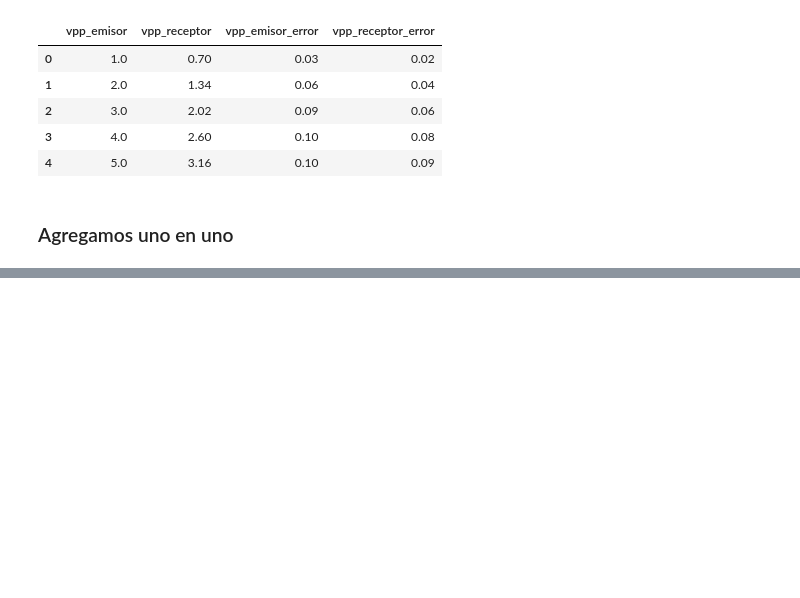
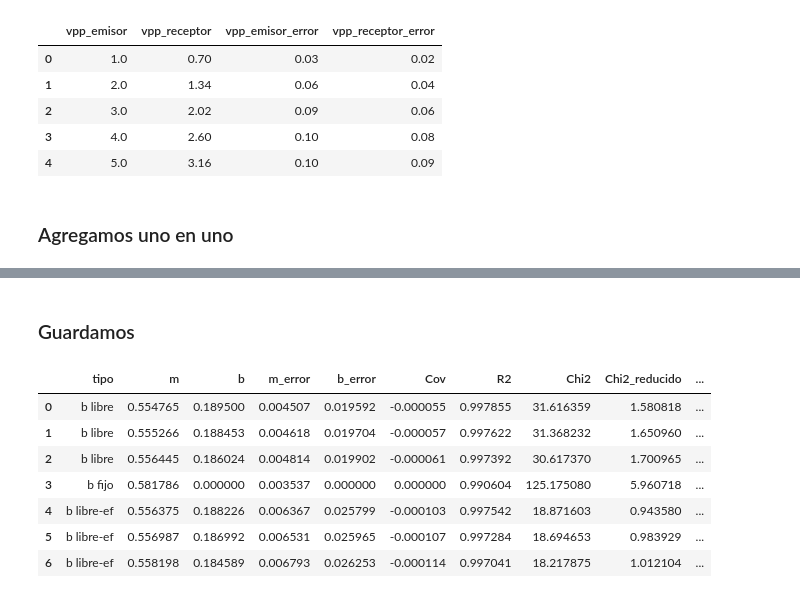
Before and after one commit to PyKev24/Jacky, a Jupyter notebook: Laboratorio2/estadistica/ajuste_lineal.ipynb, the cells around one changed output, grey strips where cells are left out. Cells and saved outputs as stored; diff of their text form; code cells hidden in the pictures; blank space fills up the shorter version.

```diff
--- a/Laboratorio2/estadistica/ajuste_lineal.ipynb
+++ b/Laboratorio2/estadistica/ajuste_lineal.ipynb
@@ -289,3 +310,37 @@ resultados
+# %%
+m, b = popt
+m_error, b_error = np.sqrt(pcov[0][0]), np.sqrt(pcov[1][1])
+cov = pcov[0][1]  # Covarianza entre m y b
+# %%
+metrics = metricas_ajuste(datos["vpp_emisor"][:-2], datos["vpp_receptor"][:-2], incerteza_efectiva, popt, funcion_lineal)
+# %%
+resultados.loc[len(resultados)] = {
+        "tipo": "b libre-ef",
+        "m": m,
+        "b": b,
+        "m_error": m_error,
+        "b_error": b_error,
+        "Cov": cov,
+        "R2": metrics["R2"],
+        "Chi2": metrics["Chi2"],
+        "Chi2_reducido": metrics["Chi2_reducido"],
+        "grados_libertad": metrics["Grados_Libertad"]
+    }
+# %% [markdown]
+### Guardamos
+# %%
+resultados = resultados.iloc[:-1]
+# %%
+resultados
+# %% [output]
+|  | tipo | m | b | m_error | b_error | Cov | R2 | Chi2 | Chi2_reducido | ... |
+| 0 | b libre | 0.554765 | 0.189500 | 0.004507 | 0.019592 | -0.000055 | 0.997855 | 31.616359 | 1.580818 | ... |
+| 1 | b libre | 0.555266 | 0.188453 | 0.004618 | 0.019704 | -0.000057 | 0.997622 | 31.368232 | 1.650960 | ... |
+| 2 | b libre | 0.556445 | 0.186024 | 0.004814 | 0.019902 | -0.000061 | 0.997392 | 30.617370 | 1.700965 | ... |
+| 3 | b fijo | 0.581786 | 0.000000 | 0.003537 | 0.000000 | 0.000000 | 0.990604 | 125.175080 | 5.960718 | ... |
+| 4 | b libre-ef | 0.556375 | 0.188226 | 0.006367 | 0.025799 | -0.000103 | 0.997542 | 18.871603 | 0.943580 | ... |
+| 5 | b libre-ef | 0.556987 | 0.186992 | 0.006531 | 0.025965 | -0.000107 | 0.997284 | 18.694653 | 0.983929 | ... |
+| 6 | b libre-ef | 0.558198 | 0.184589 | 0.006793 | 0.026253 | -0.000114 | 0.997041 | 18.217875 | 1.012104 | ... |
 # %%
 path_ajuste = r".\clase2\ajuste_lineal_parte2_resultados.csv"
 resultados.to_csv(path_ajuste, index=False)
```
Also changed, not shown: parts of 14 cells of this notebook, 1 other file.
